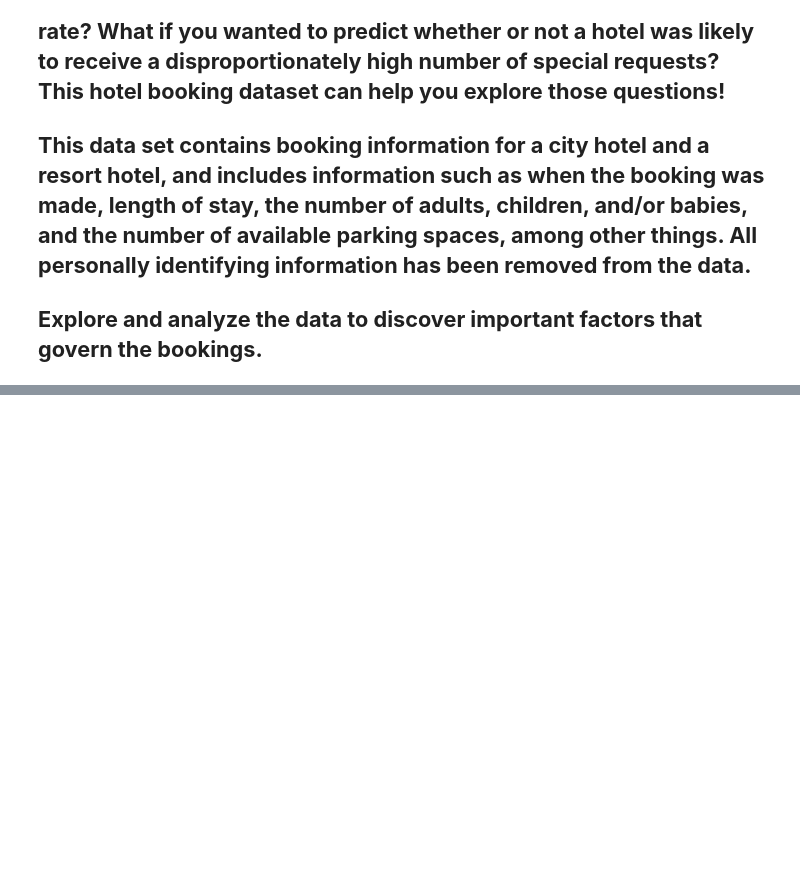
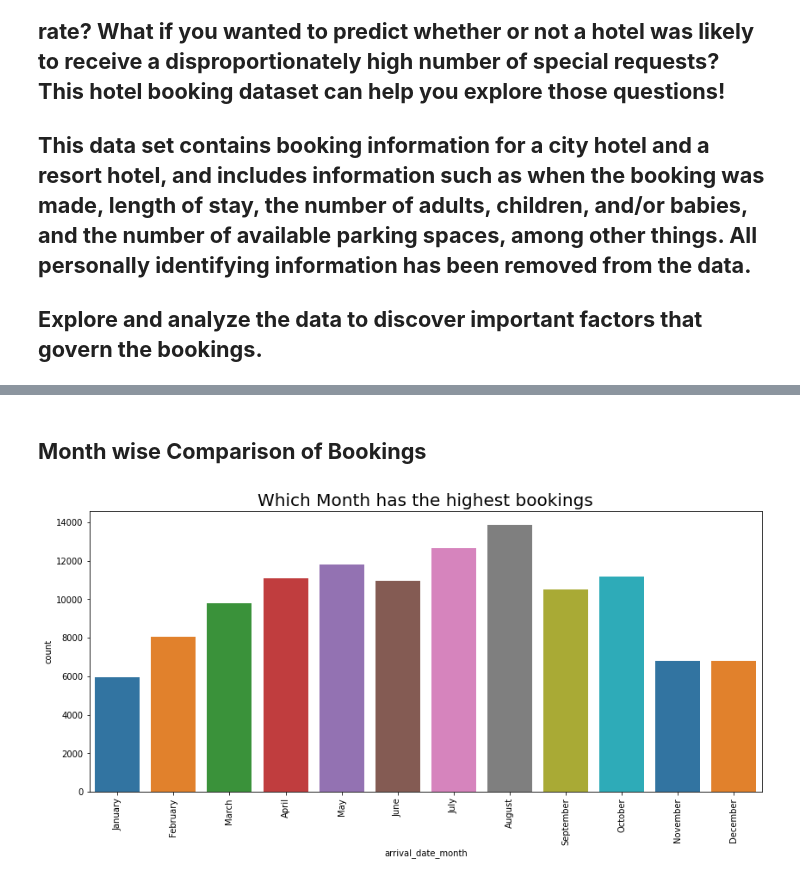
Before and after one commit to Minazuddin37/hotel-booking-analysis, a Jupyter notebook: Hotel_Booking_Analysis_Capstone_Project.ipynb, the cells around one changed output, grey strips where cells are left out. Cells and saved outputs as stored; diff of their text form; code cells hidden in the pictures; blank space fills up the shorter version.

```diff
--- a/Hotel_Booking_Analysis_Capstone_Project.ipynb
+++ b/Hotel_Booking_Analysis_Capstone_Project.ipynb
@@ -145,0 +232,13 @@ NameError: ignored
+# %% [markdown]
+## **Month wise Comparison of Bookings**
+# %%
+#creating a list of all the months and finding which month has highest booking
+
+month_sorted = ['January','February','March','April','May','June','July','August','September','October','November','December']
+plt.figure(figsize=(14,6))
+plt.title("Which Month has the highest bookings", fontdict = {'fontsize': 20})
+sns.countplot(df_hotel['arrival_date_month'], palette='tab10', order = month_sorted)
+plt.xticks(rotation = 90)
+plt.show()
+# %% [output]
+[figure, added]
```
Also changed, not shown: parts of 77 cells of this notebook.
